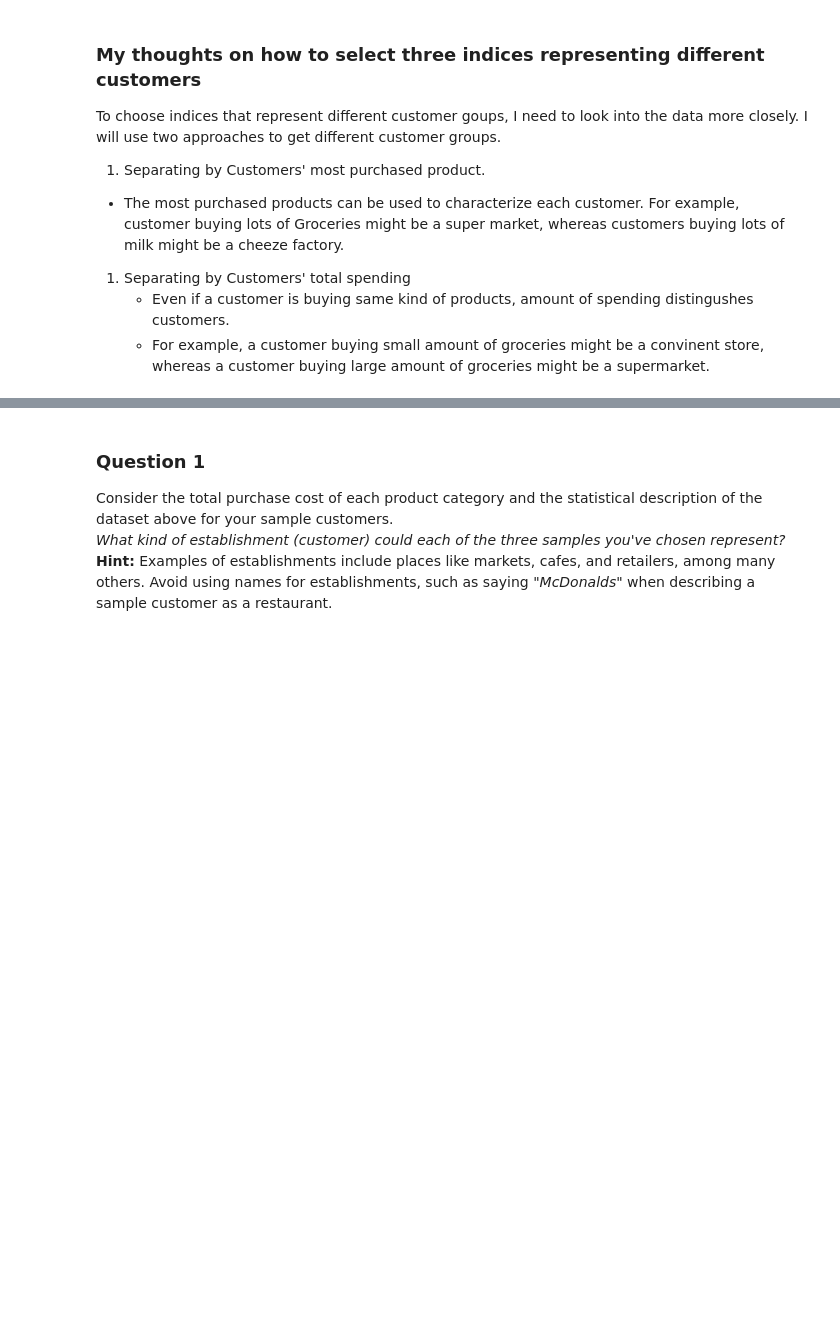
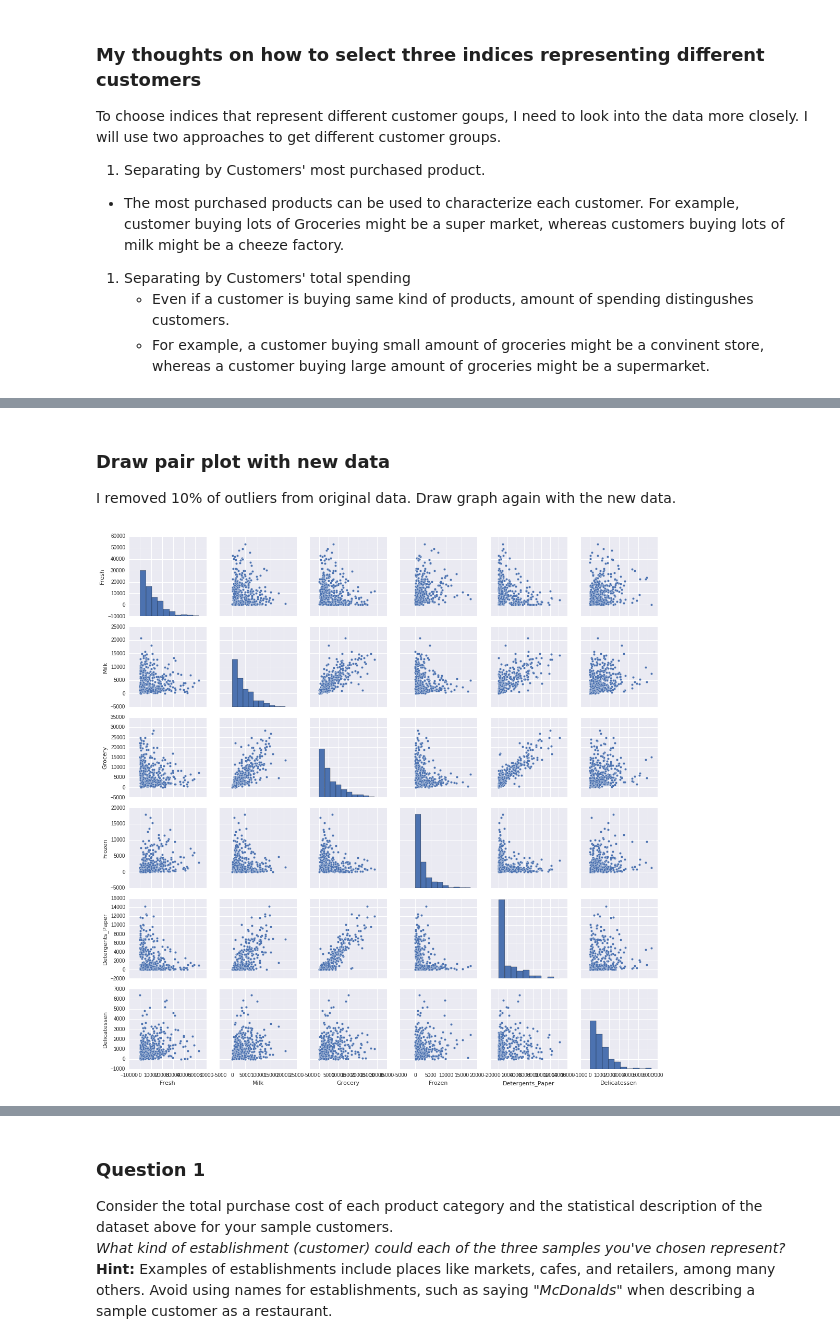
Before and after one commit to afcarl/Udacity-MLND-Project3, a Jupyter notebook: customer_segments.ipynb, the cells around one changed output, grey strips where cells are left out. Cells and saved outputs as stored; diff of their text form; code cells hidden in the pictures; blank space fills up the shorter version.

```diff
--- a/customer_segments.ipynb
+++ b/customer_segments.ipynb
@@ -359,0 +86,24 @@ Chosen samples of wholesale customers dataset:
+# %%
+from sklearn.ensemble import IsolationForest
+
+# remove 10% of outliers from data
+clf = IsolationForest(contamination = 0.1)
+
+# fit the data and get prediction
+clf.fit(data)
+y_pred = clf.predict(data)
+
+# merge data and prediction
+s1 = pd.Series(y_pred, name='pred')
+result = pd.concat([data, s1], axis=1)
+
+# get outliers
+outlier_iTree = result[result.pred == -1]
+# %% [markdown]
+### Draw pair plot with new data
+I removed 10% of outliers from original data. Draw graph again with the new data.
+# %%
+# pairplot the data
+g = sns.pairplot(result[result.pred==1].drop('pred', 1))
+# %% [output]
+[figure, added]
```
Also changed, not shown: parts of 76 cells of this notebook.
